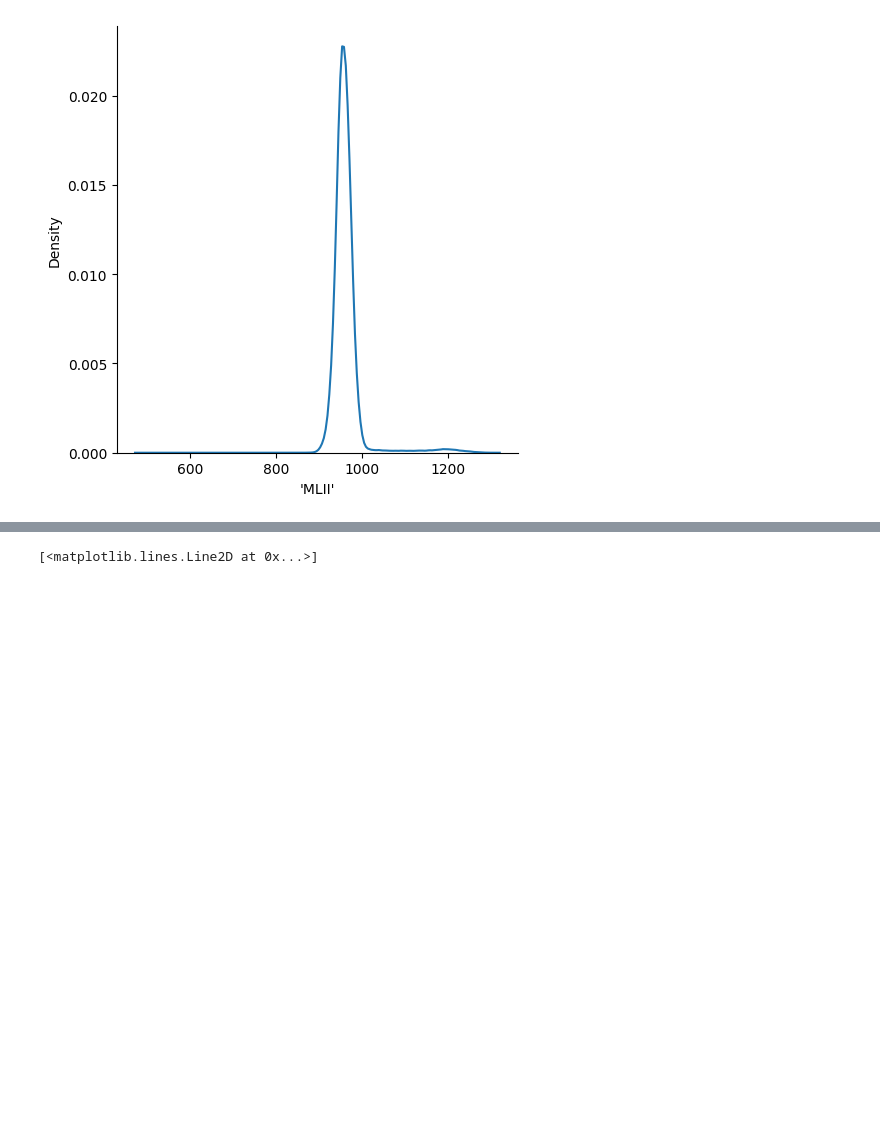
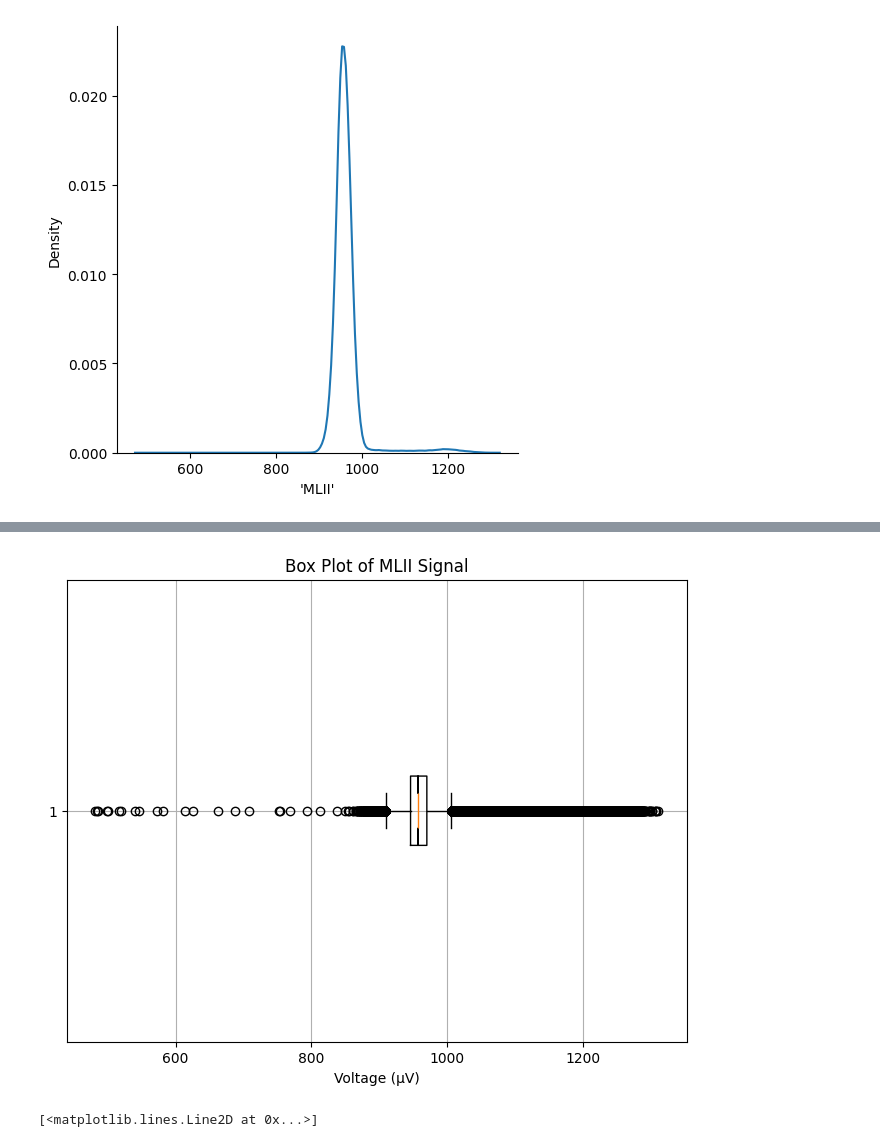
Before and after one commit to Bhavya418/timeseries, a Jupyter notebook: timeseries.ipynb, the cells around one changed output, grey strips where cells are left out. Cells and saved outputs as stored; diff of their text form; code cells hidden in the pictures; blank space fills up the shorter version.

```diff
--- a/timeseries.ipynb
+++ b/timeseries.ipynb
@@ -81 +86,10 @@ sns.displot(data[columns[1]],kind='kde')
+# %%
+plt.figure(figsize=(8, 6))
+plt.boxplot(data[columns[1]], notch=True, vert=False)
+plt.title('Box Plot of MLII Signal')
+plt.xlabel('Voltage (µV)')
+plt.grid(True)
+plt.show()
+# %% [output]
+[figure, added]
 # %%
```
Also changed, not shown: parts of 9 cells of this notebook, 2 other files.
